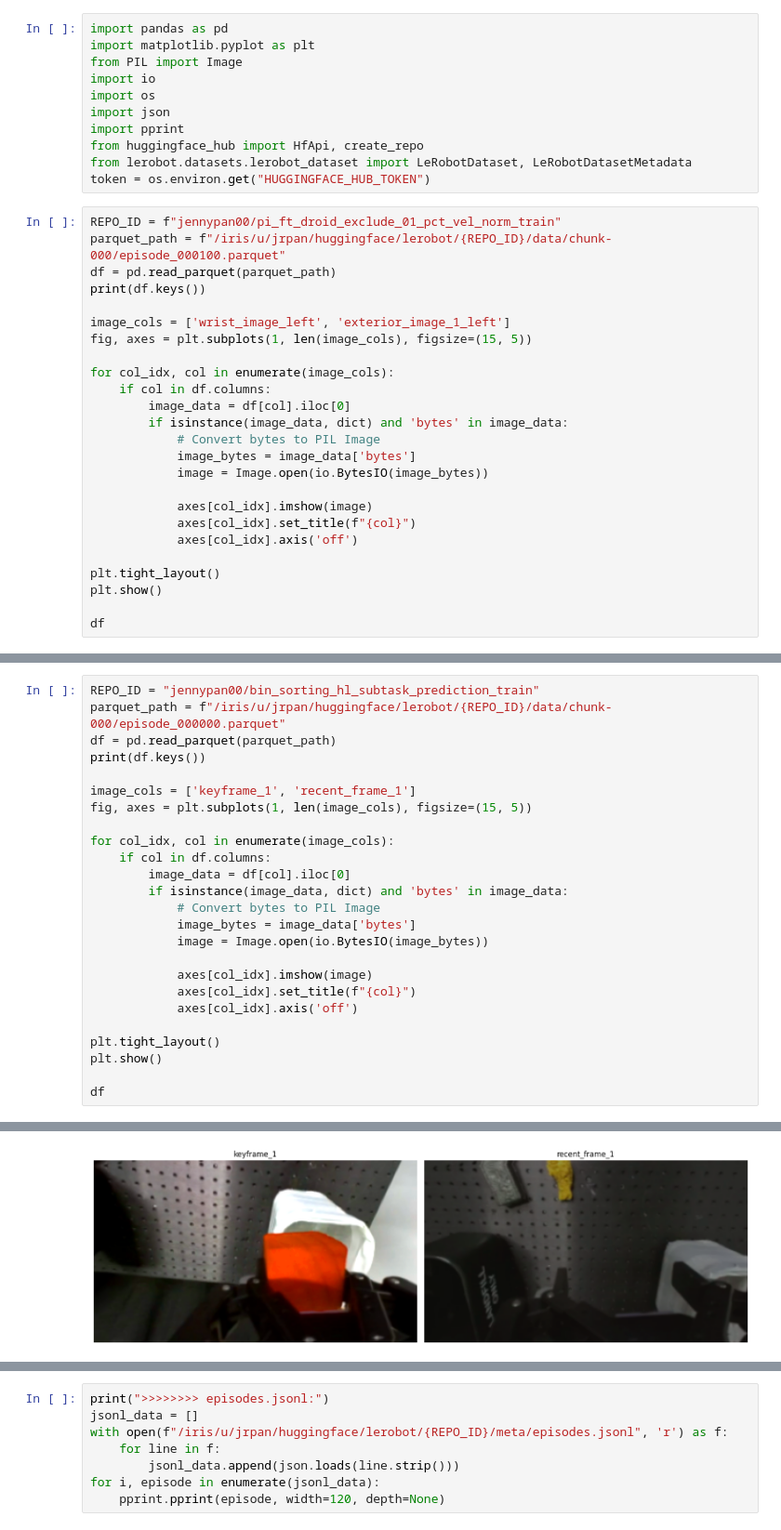
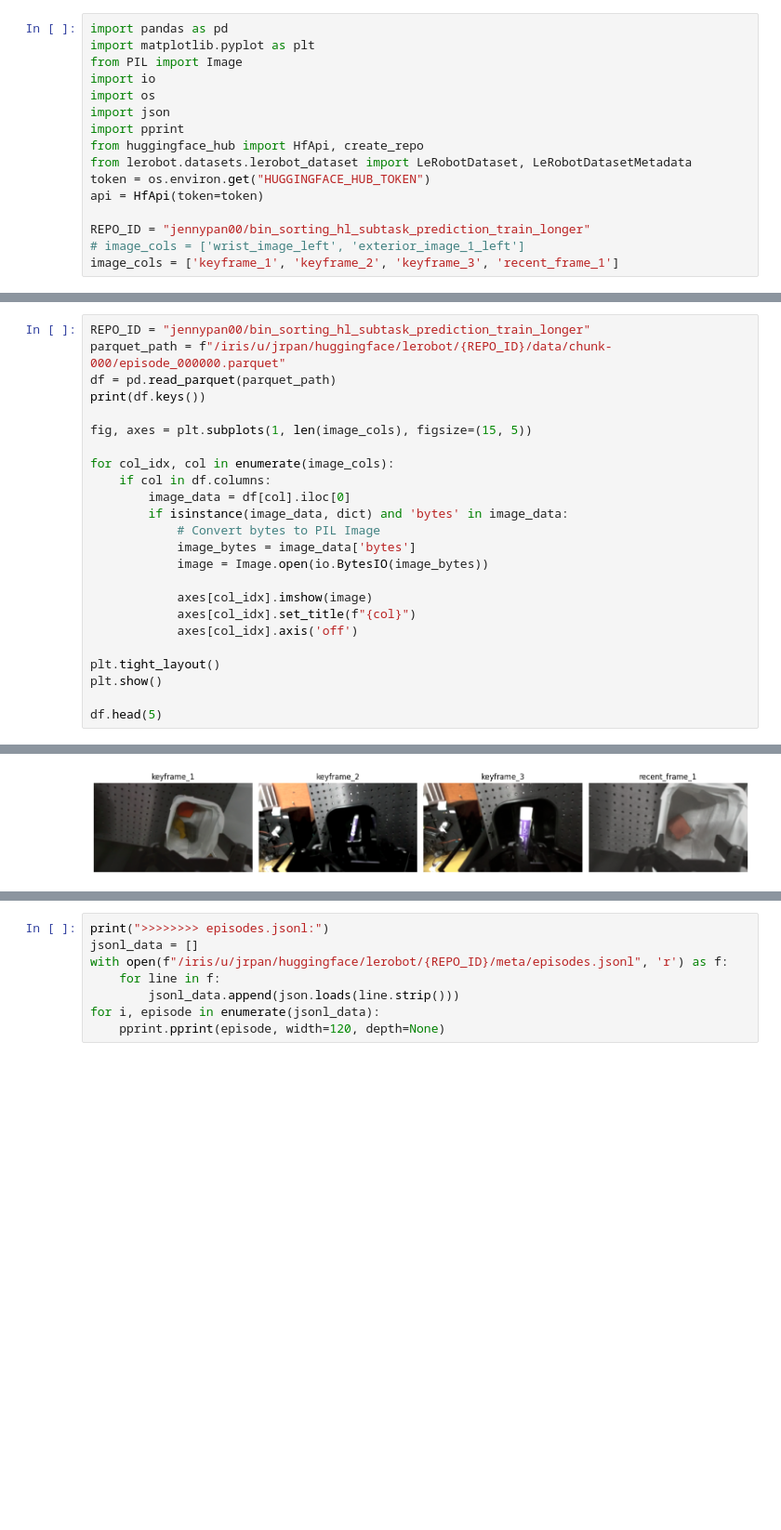
Before and after one commit to jen-pan/openpi, a Jupyter notebook: inspect_lerobot_publish.ipynb, the cells around one changed output, grey strips where cells are left out. Shown at 93% size. Drawn from its saved outputs; the diff is of its cells as text; blank space fills up the shorter version.

Commit message:
subtask data processing

```diff
--- a/inspect_lerobot_publish.ipynb
+++ b/inspect_lerobot_publish.ipynb
@@ -9,28 +9,8 @@ import pprint
 from huggingface_hub import HfApi, create_repo
 from lerobot.datasets.lerobot_dataset import LeRobotDataset, LeRobotDatasetMetadata
 token = os.environ.get("HUGGINGFACE_HUB_TOKEN")
+api = HfApi(token=token)
+
+REPO_ID = "jennypan00/bin_sorting_hl_subtask_prediction_train_longer"
+# image_cols = ['wrist_image_left', 'exterior_image_1_left']
+image_cols = ['keyframe_1', 'keyframe_2', 'keyframe_3', 'recent_frame_1']
-# %%
-REPO_ID = f"jennypan00/pi_ft_droid_exclude_01_pct_vel_norm_train"
-parquet_path = f"/iris/u/jrpan/huggingface/lerobot/{REPO_ID}/data/chunk-000/episode_000100.parquet"
-df = pd.read_parquet(parquet_path)
-print(df.keys())
-
-image_cols = ['wrist_image_left', 'exterior_image_1_left']
-fig, axes = plt.subplots(1, len(image_cols), figsize=(15, 5))
-
-for col_idx, col in enumerate(image_cols):
-    if col in df.columns:
-        image_data = df[col].iloc[0]
-        if isinstance(image_data, dict) and 'bytes' in image_data:
-            # Convert bytes to PIL Image
-            image_bytes = image_data['bytes']
-            image = Image.open(io.BytesIO(image_bytes))
-
-            axes[col_idx].imshow(image)
-            axes[col_idx].set_title(f"{col}")
-            axes[col_idx].axis('off')
-
-plt.tight_layout()
-plt.show()
-
-df
@@ -56,10 +17,9 @@ Index(['exterior_image_1_left', 'wrist_image_left', 'joint_position',
 # %%
-REPO_ID = "jennypan00/bin_sorting_hl_subtask_prediction_train"
+REPO_ID = "jennypan00/bin_sorting_hl_subtask_prediction_train_longer"
 parquet_path = f"/iris/u/jrpan/huggingface/lerobot/{REPO_ID}/data/chunk-000/episode_000000.parquet"
 df = pd.read_parquet(parquet_path)
 print(df.keys())
 
-image_cols = ['keyframe_1', 'recent_frame_1']
 fig, axes = plt.subplots(1, len(image_cols), figsize=(15, 5))
 
 for col_idx, col in enumerate(image_cols):
@@ -77,5 +37,5 @@ for col_idx, col in enumerate(image_cols):
 plt.tight_layout()
 plt.show()
 
-df
+df.head(5)
 # %% [output]
@@ -84,2 +45,2 @@ Index(['recent_frame_1', 'keyframe_1', 'prompt', 'subtask_target', 'timestamp',
       dtype='object')
-[figure, old version]
+[figure, new version]
```
Also changed, not shown: parts of 4 cells of this notebook, 1 other file.
